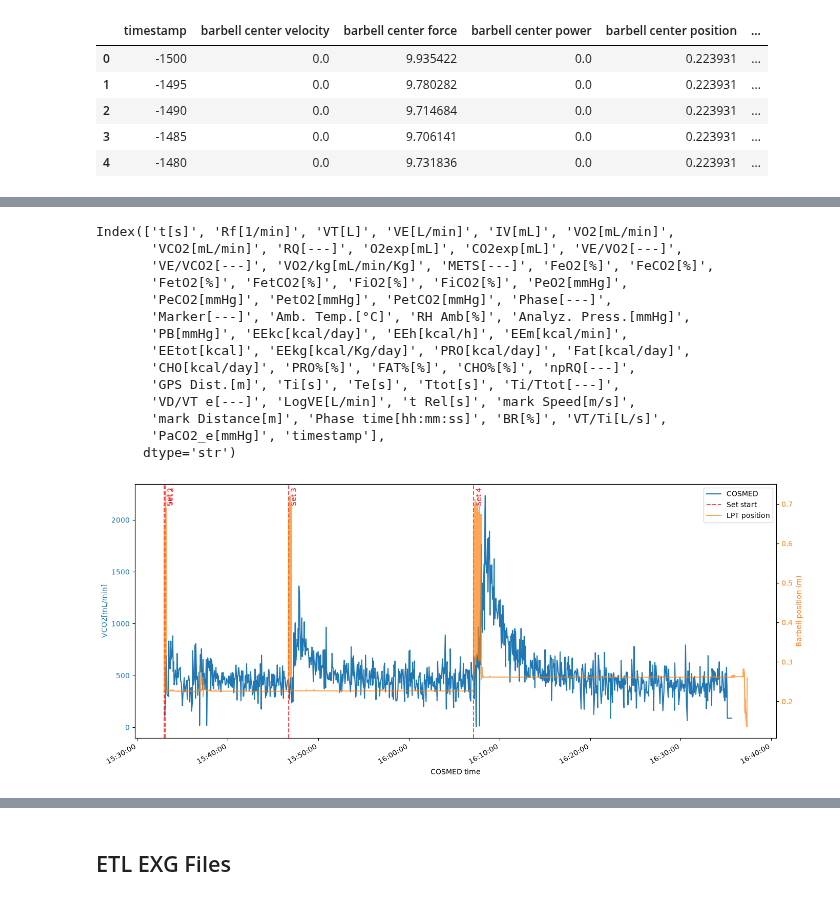
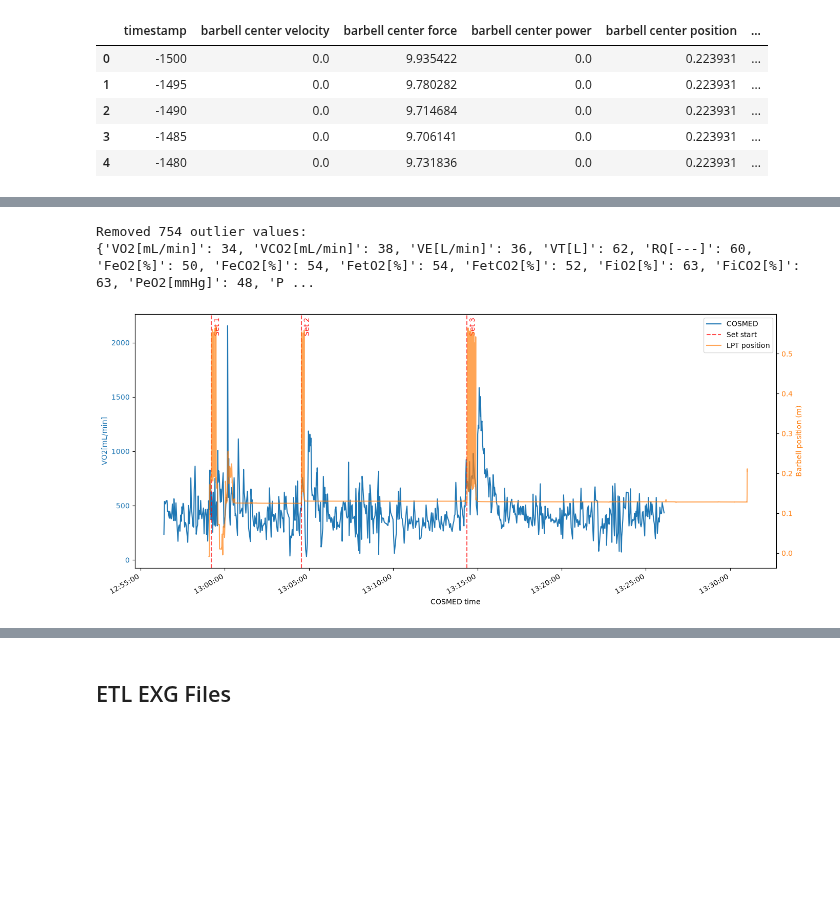
Before and after one commit to n7-sehgalr/wearable-mlee, a Jupyter notebook: notebooks/groundtruth.ipynb, the cells around one changed output, grey strips where cells are left out. Drawn from its saved outputs; the diff is of its cells as text; code cells hidden in the pictures; blank space fills up the shorter version.

```diff
--- a/notebooks/groundtruth.ipynb
+++ b/notebooks/groundtruth.ipynb
@@ -150,9 +150,9 @@ df_cosmed["timestamp"] = (
 # %%
 # df_cosmed.columns
 # %%
-# df_cosmed[['t[s]', 'timestamp', 'VO2[mL/min]',
-#        'VCO2[mL/min]', 'VE[L/min]', 'VT[L]', 'RQ[---]', 'FeO2[%]', 'FeCO2[%]',
-#        'FetO2[%]', 'FetCO2[%]', 'FiO2[%]', 'FiCO2[%]', 'PeO2[mmHg]',
-#        'PeCO2[mmHg]', 'PetO2[mmHg]', 'PetCO2[mmHg]']]
+df_cosmed = df_cosmed[['t[s]', 'timestamp', 'VO2[mL/min]',
+       'VCO2[mL/min]', 'VE[L/min]', 'VT[L]', 'RQ[---]', 'FeO2[%]', 'FeCO2[%]',
+       'FetO2[%]', 'FetCO2[%]', 'FiO2[%]', 'FiCO2[%]', 'PeO2[mmHg]',
+       'PeCO2[mmHg]', 'PetO2[mmHg]', 'PetCO2[mmHg]']]
 # %% [markdown]
 ### Removing COSMED Outliers
@@ -266,7 +356,7 @@ df_lpt.head()
 # %%
 # Assume a start time since lacking one at the moment, figure out extraction from Raw file later
 cosmedStartTimeStamp.strftime("%d, %m, %Y")
-lptStartTime = "14:50:50"
+lptStartTime = "15:31:50"
 # Match date with COSMED
 lptDate = cosmedStartTimeStamp.strftime("%d, %m, %Y ")
 lptStartTimeStamp = datetime.strptime((lptDate + lptStartTime), ("%d, %m, %Y %H:%M:%S"))
@@ -585,59 +677,40 @@ plt.show()
 # fig.autofmt_xdate()
 # fig.tight_layout()
 # plt.show()
-# %%
-df_cosmed.columns
-# %% [output]
-Index(['t[s]', 'Rf[1/min]', 'VT[L]', 'VE[L/min]', 'IV[mL]', 'VO2[mL/min]',
-       'VCO2[mL/min]', 'RQ[---]', 'O2exp[mL]', 'CO2exp[mL]', 'VE/VO2[---]',
-       'VE/VCO2[---]', 'VO2/kg[mL/min/Kg]', 'METS[---]', 'FeO2[%]', 'FeCO2[%]',
-       'FetO2[%]', 'FetCO2[%]', 'FiO2[%]', 'FiCO2[%]', 'PeO2[mmHg]',
-       'PeCO2[mmHg]', 'PetO2[mmHg]', 'PetCO2[mmHg]', 'Phase[---]',
-       'Marker[---]', 'Amb. Temp.[°C]', 'RH Amb[%]', 'Analyz. Press.[mmHg]',
-       'PB[mmHg]', 'EEkc[kcal/day]', 'EEh[kcal/h]', 'EEm[kcal/min]',
-       'EEtot[kcal]', 'EEkg[kcal/Kg/day]', 'PRO[kcal/day]', 'Fat[kcal/day]',
-       'CHO[kcal/day]', 'PRO%[%]', 'FAT%[%]', 'CHO%[%]', 'npRQ[---]',
-       'GPS Dist.[m]', 'Ti[s]', 'Te[s]', 'Ttot[s]', 'Ti/Ttot[---]',
-       'VD/VT e[---]', 'LogVE[L/min]', 't Rel[s]', 'mark Speed[m/s]',
-       'mark Distance[m]', 'Phase time[hh:mm:ss]', 'BR[%]', 'VT/Ti[L/s]',
-       'PaCO2_e[mmHg]', 'timestamp'],
-      dtype='str')
 # %%
 import pandas as pd
 import matplotlib.pyplot as plt
 import matplotlib.dates as mdates
 
-# Align LPT timestamps to the COSMED timeline using the recording start times.
+# Both devices now use their actual clock times on the same date.
 lpt_plot = df_lpt.sort_values("datetime").copy()
-lpt_plot["cosmed_datetime"] = (
-    pd.Timestamp(cosmedStartTimeStamp)
-    + (pd.to_datetime(lpt_plot["datetime"]) - pd.Timestamp(lptStartTimeStamp))
+
+# Repetition starts are already on the LPT wall-clock timeline.
+set_starts_lpt = reps.groupby("set")["start_time"].min()
+
+df_cosmed_clean, cosmed_outlier_masks, outlier_counts = remove_cosmed_outliers(
+    df_cosmed, set_starts_lpt
 )
-
-# Get each set's first repetition start, then map it to COSMED time.
-set_starts_lpt = reps.groupby("set")["start_time"].min()
-set_starts_cosmed = (
-    pd.Timestamp(cosmedStartTimeStamp)
-    + (pd.to_datetime(set_starts_lpt) - pd.Timestamp(lptStartTimeStamp))
-)
+print(f"Removed {sum(outlier_counts.values())} outlier values:")
+print({column: count for column, count in outlier_counts.items() if count})
 
 fig, ax_cosmed = plt.subplots(figsize=(14, 6))
 
 # COSMED measurement on the COSMED time axis.
 ax_cosmed.plot(
     df_cosmed["timestamp"],
-    df_cosmed["VCO2[mL/min]"],  # Replace with your COSMED column name
+    df_cosmed["VO2[mL/min]"],  # Replace with your COSMED column name
     color="tab:blue",
     label="COSMED",
 )
 ax_cosmed.set_xlabel("COSMED time")
-ax_cosmed.set_ylabel("VCO2[mL/min]", color="tab:blue")
+ax_cosmed.set_ylabel("VO2[mL/min]", color="tab:blue")
 ax_cosmed.tick_params(axis="y", labelcolor="tab:blue")
 
-# LPT velocity aligned to the same time axis, using a second y-axis.
+# LPT position uses its actual clock time on the shared time axis.
 ax_lpt = ax_cosmed.twinx()
 ax_lpt.plot(
-    lpt_plot["cosmed_datetime"],
+    lpt_plot["datetime"],
     lpt_plot["barbell center position"],
     color="tab:orange",
     alpha=0.7,
@@ -647,33 +720,35 @@ ax_lpt.set_ylabel("Barbell position (m)", color="tab:orange")
 ax_lpt.tick_params(axis="y", labelcolor="tab:orange")
 
 # Mark the aligned start of each repetition set.
-for i, (set_number, start_time) in enumerate(set_starts_cosmed.items()):
+for i, (set_number, start_time) in enumerate(set_starts_lpt.items()):
     ax_cosmed.axvline(
         start_time,
         color="red",
         linestyle="--",
         alpha=0.7,
         label="Set start" if i == 0 else None,
     )
     ax_cosmed.annotate(
         f"Set {set_number}",
         xy=(start_time, 1),
         xycoords=("data", "axes fraction"),
         xytext=(3, -5),
         textcoords="offset points",
         rotation=90,
         va="top",
         color="red",
     )
 
 # Combine legends from both axes.
 lines1, labels1 = ax_cosmed.get_legend_handles_labels()
 lines2, labels2 = ax_lpt.get_legend_handles_labels()
 ax_cosmed.legend(lines1 + lines2, labels1 + labels2, loc="best")
 
 ax_cosmed.xaxis.set_major_formatter(mdates.DateFormatter("%H:%M:%S"))
 fig.autofmt_xdate()
 fig.tight_layout()
 plt.show()
 # %% [output]
+Removed 754 outlier values:
+{'VO2[mL/min]': 34, 'VCO2[mL/min]': 38, 'VE[L/min]': 36, 'VT[L]': 62, 'RQ[---]': 60, 'FeO2[%]': 50, 'FeCO2[%]': 54, 'FetO2[%]': 54, 'FetCO2[%]': 52, 'FiO2[%]': 63, 'FiCO2[%]': 63, 'PeO2[mmHg]': 48, 'P ...
-[figure, old version]
+[figure, new version]
```
Also changed, not shown: parts of 14 cells of this notebook.
